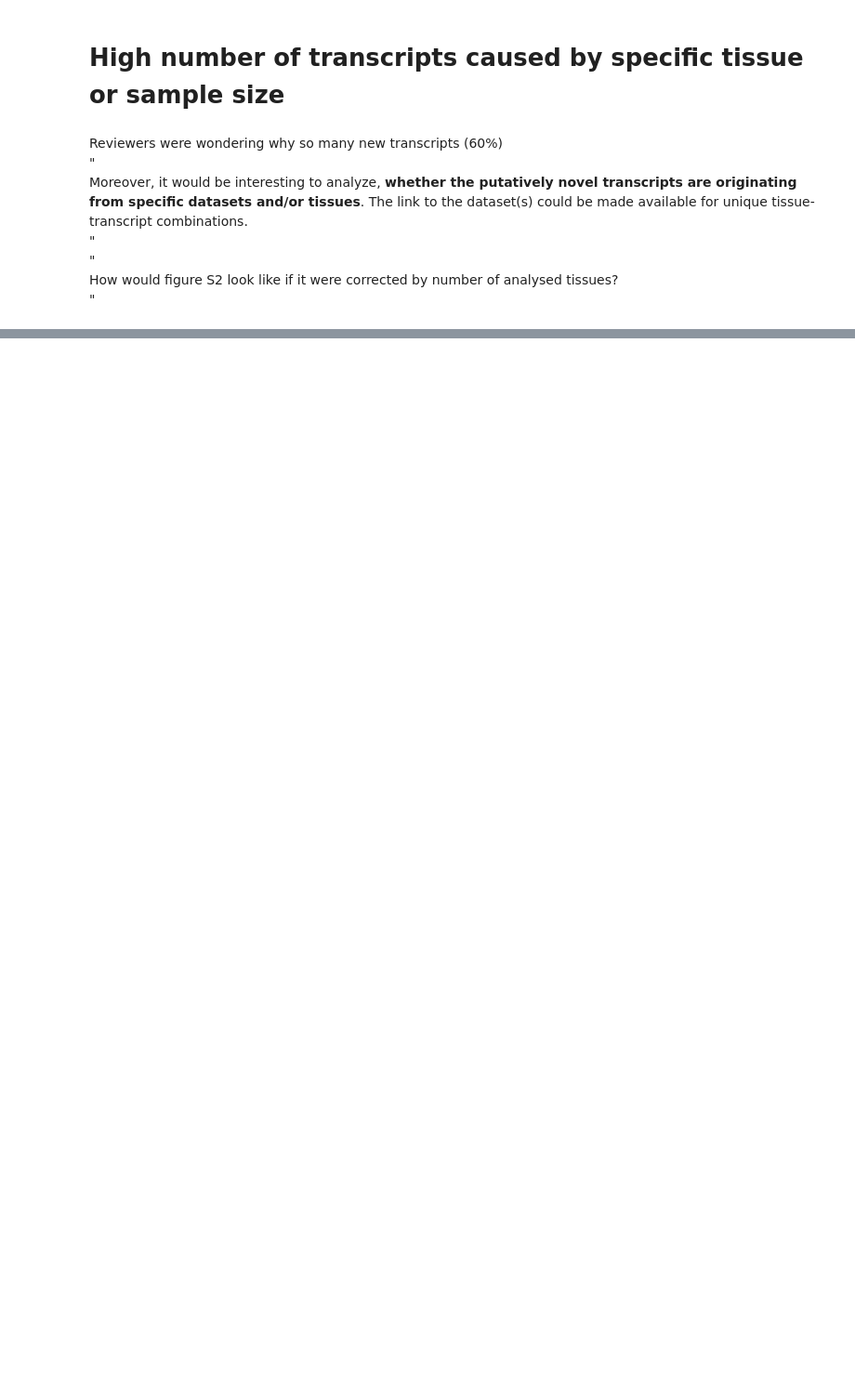
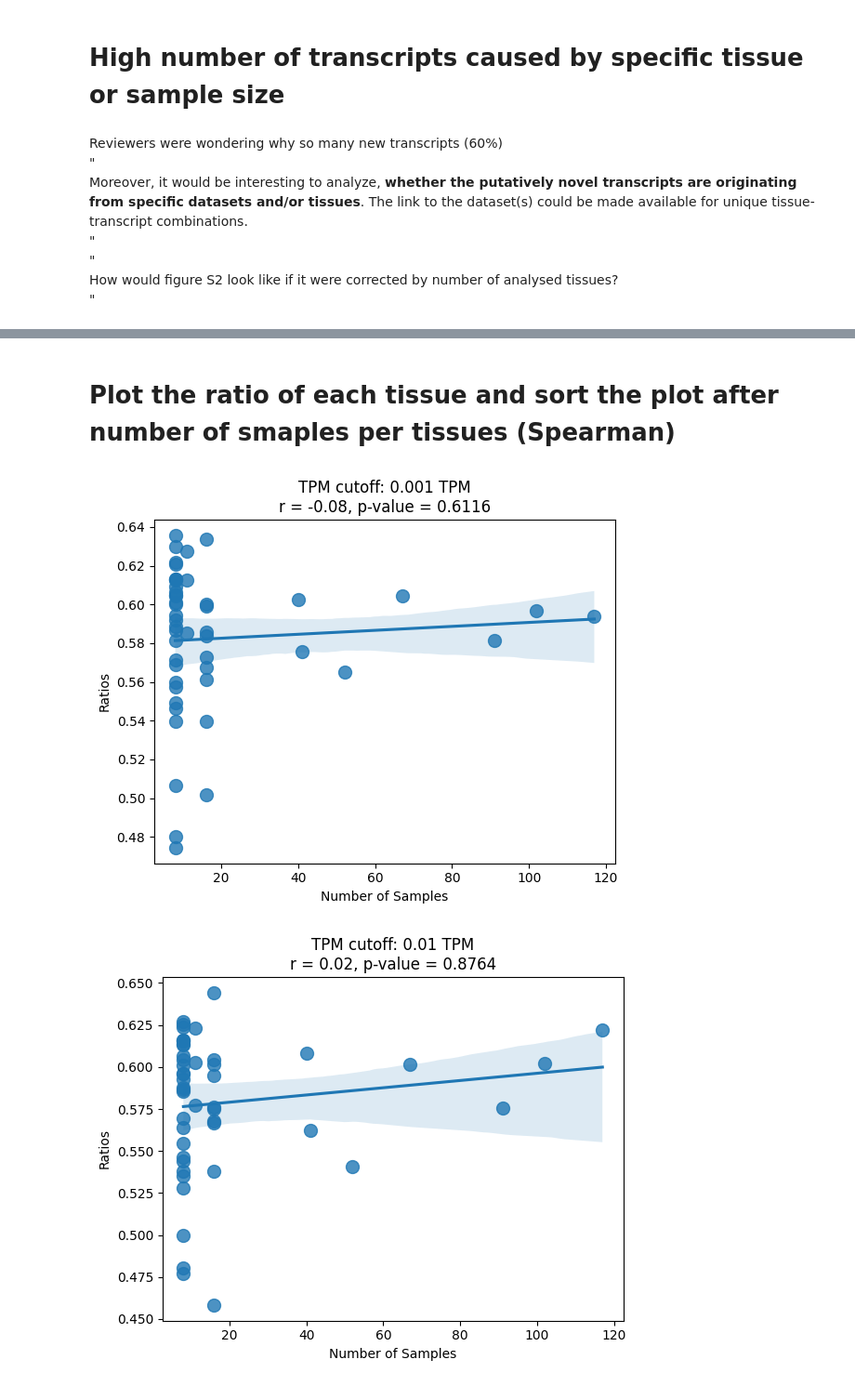
Before and after one commit to chrissikath/Splice-O-Mat, a Jupyter notebook: analysis/high_number_newly_transcripts/high_number_of_newly_transcripts.ipynb, the cells around one changed output, grey strips where cells are left out. Shown at 93% size. Saved outputs shown, nothing was run; the diff lists cells and outputs as text; code cells hidden in the pictures; blank space fills up the shorter version.

```diff
--- a/analysis/high_number_newly_transcripts/high_number_of_newly_transcripts.ipynb
+++ b/analysis/high_number_newly_transcripts/high_number_of_newly_transcripts.ipynb
@@ -218,0 +263,39 @@ dict_percentage
+# %% [markdown]
+# Plot the ratio of each tissue and sort the plot after number of smaples per tissues (Spearman)
+# %%
+number_of_samples_per_tissue = pd.read_csv("Suppl_Table_S2_Tissues.csv", index_col=0)
+number_of_samples_per_tissue = number_of_samples_per_tissue.rename(index={number_of_samples_per_tissue.index[0]: "brain"})# number_of
+df_sorted = number_of_samples_per_tissue.sort_values(by='Number of Samples', ascending=False)
+sorted_tissues_by_n = df_sorted.index.to_list()
+sorted_tissues_by_n
+
+tissue_list = df_sorted["Number of Samples"]
+
+def spearman_(dict_ratios, sorted_tissues_by_n, cutoff):
+
+    dict_sorted = {key: dict_ratios[key] for key in sorted_tissues_by_n}
+    series = pd.Series(dict_sorted, name='Ratios')
+
+    # Combine the two Series into a DataFrame
+    df = pd.concat([tissue_list, series], axis=1)
+
+    # Calculate the Spearman correlation coefficient and p-value
+    spearman_corr, p_value = spearmanr(df['Number of Samples'], df['Ratios'])
+
+    # Create a scatter plot with a regression line
+    sns.regplot(x='Number of Samples', y='Ratios', data=df, scatter_kws={'s': 100})
+    plt.title(f'TPM cutoff: {cutoff}\nr = {spearman_corr:.2f}, p-value = {p_value:.4f}')
+
+    # Show the plot
+    plt.savefig('correaltions_tissues_ratios_'+cutoff+'.png', dpi=300)
+
+    plt.show()
+
+# spearman_(ratio_00001, sorted_tissues_by_n)
+spearman_(ratio_0001, sorted_tissues_by_n, "0.001 TPM")
+spearman_(ratio_001, sorted_tissues_by_n,"0.01 TPM")
+spearman_(ratio_01, sorted_tissues_by_n, "0.1 TPM")
+spearman_(ratio_1, sorted_tissues_by_n, "1 TPM")
+# %% [output]
+[figure, added]
+[figure, added]
```
Also changed, not shown: parts of 25 cells of this notebook, 7 other files.
